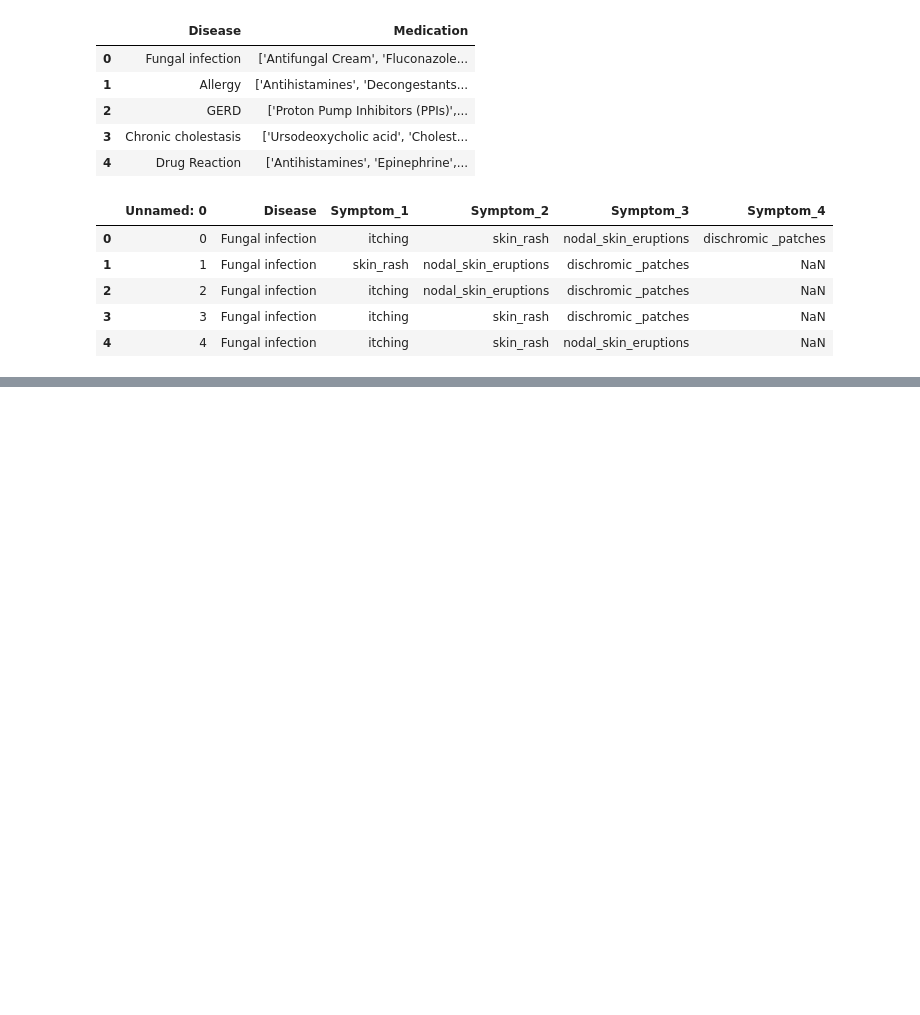
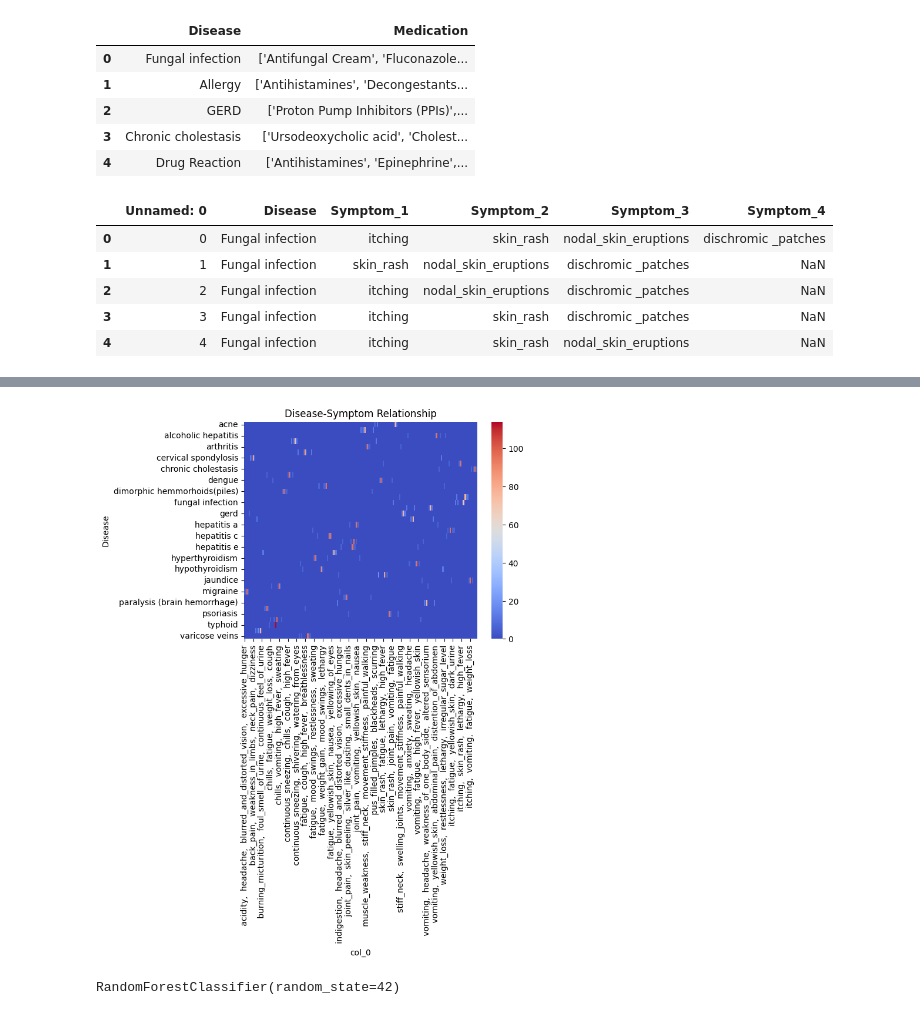
Before and after one commit to abdel3107/ia, a Jupyter notebook: models/drugPrescription.ipynb, the cells around one changed output, grey strips where cells are left out. Cells and saved outputs as stored; diff of their text form; code cells hidden in the pictures; blank space fills up the shorter version.

Commit message:
model1

```diff
--- a/models/drugPrescription.ipynb
+++ b/models/drugPrescription.ipynb
@@ -52,0 +253,8 @@ symptoms_df['Disease'] = symptoms_df['Disease'].str.lower().str.strip()
+# %%
+# Heatmap of diseases and symptoms
+disease_symptom_matrix = pd.crosstab(merged_df['Disease'], all_symptoms)
+sns.heatmap(disease_symptom_matrix, cmap='coolwarm', annot=False)
+plt.title("Disease-Symptom Relationship")
+plt.show()
+# %% [output]
+[figure, added]
@@ -52,0 +295,12 @@ symptoms_df['Disease'] = symptoms_df['Disease'].str.lower().str.strip()
+# %%
+from sklearn.model_selection import train_test_split
+from sklearn.ensemble import RandomForestClassifier
+
+# Split the data into training and testing sets
+X_train, X_test, y_train, y_test = train_test_split(X, y, test_size=0.2, random_state=42)
+
+# Initialize and train the model
+model = RandomForestClassifier(random_state=42)
+model.fit(X_train, y_train)
+# %% [output]
+RandomForestClassifier(random_state=42)
```
Also changed, not shown: parts of 30 cells of this notebook, 4 other files.
